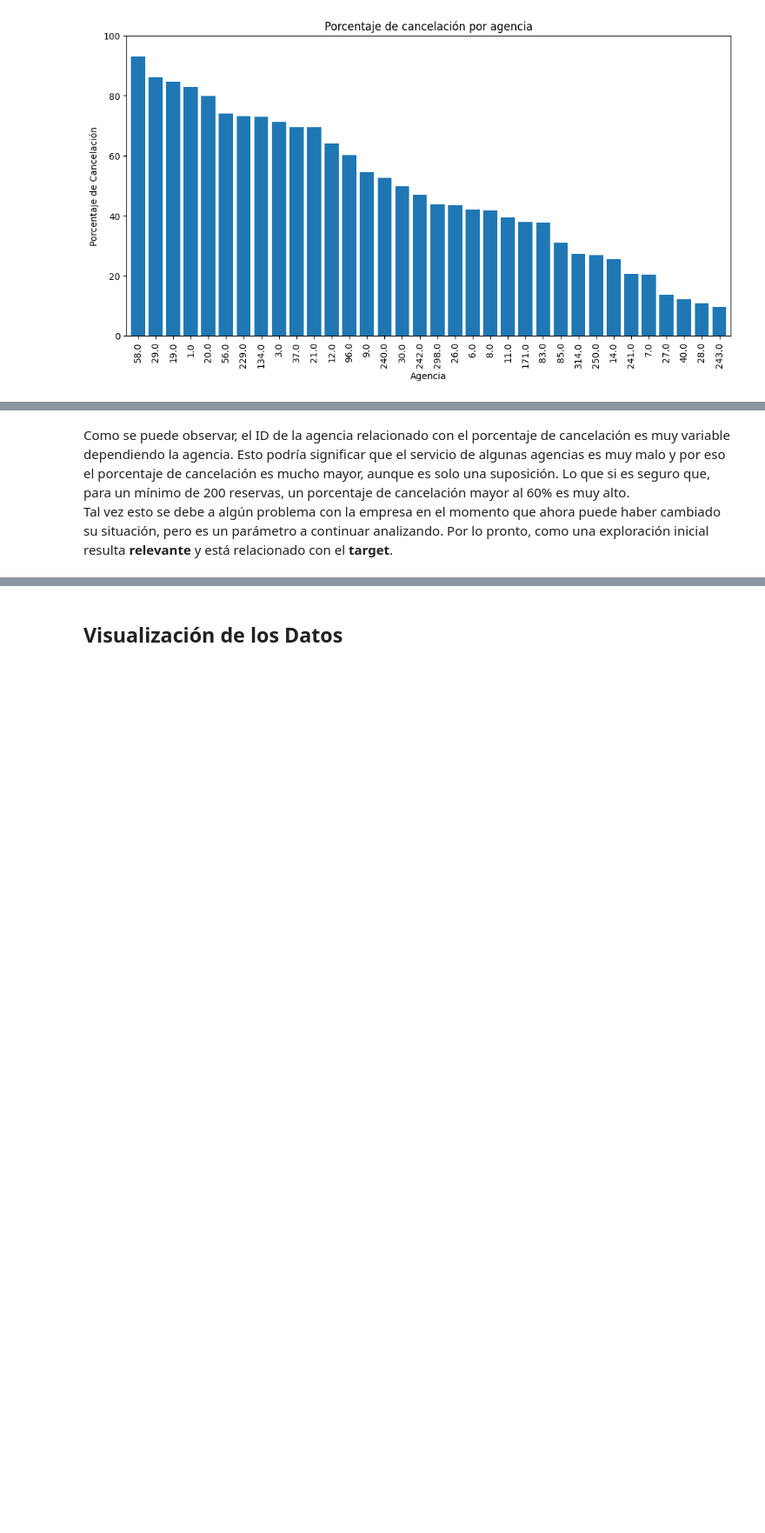
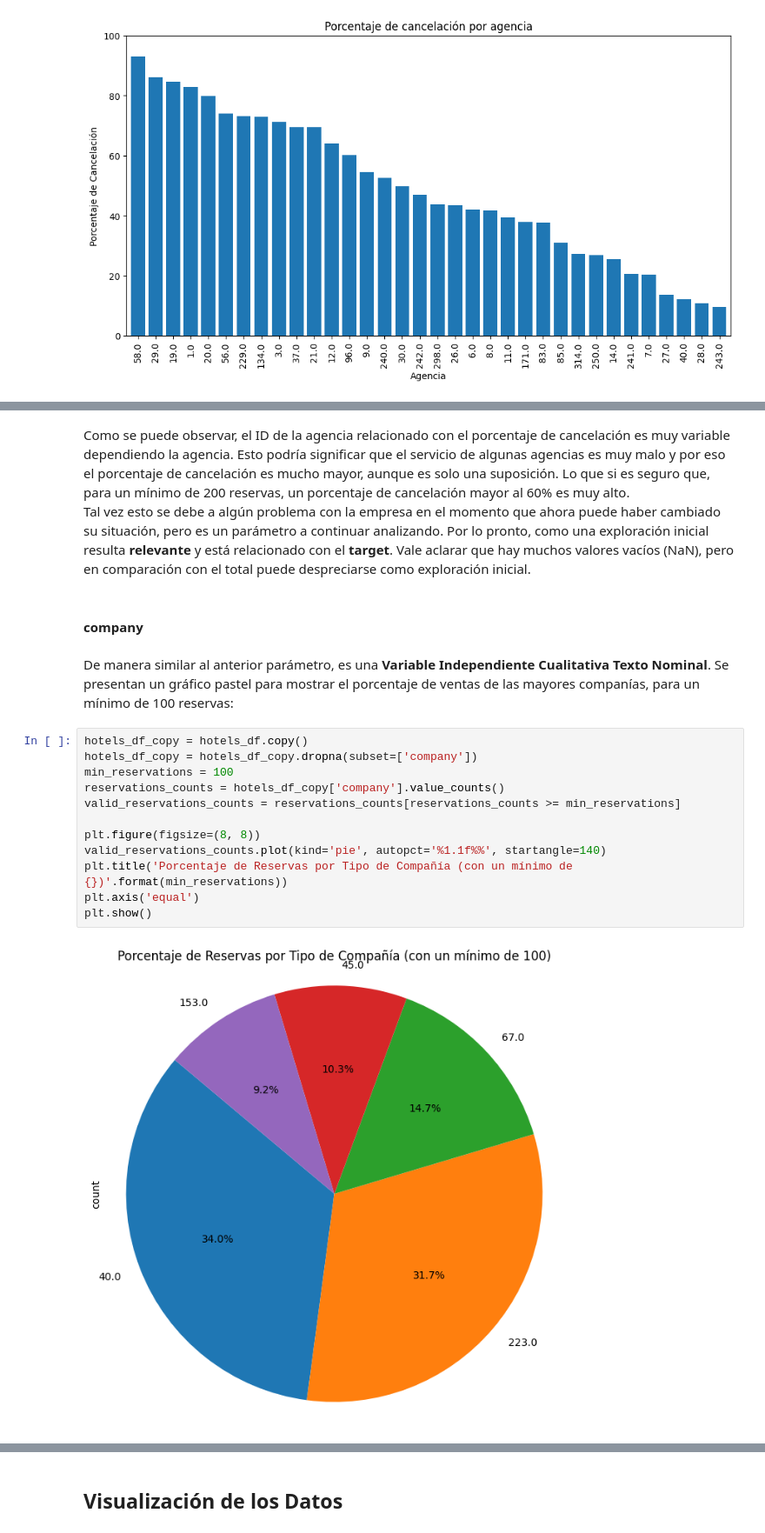
Before and after one commit to InspectorDave/OrgaDeDatos-TPs, a Jupyter notebook: 7506R_TP1_GRUPO11_CHP1_ENTREGA.ipynb, the cells around one changed output, grey strips where cells are left out. Shown at 87% size. Cells and saved outputs as stored; diff of their text form; blank space fills up the shorter version.

```diff
--- a/7506R_TP1_GRUPO11_CHP1_ENTREGA.ipynb
+++ b/7506R_TP1_GRUPO11_CHP1_ENTREGA.ipynb
@@ -1410,3 +1435,22 @@ plt.show()
 # %% [markdown]
 Como se puede observar, el ID de la agencia relacionado con el porcentaje de cancelación es muy variable dependiendo la agencia. Esto podría significar que el servicio de algunas agencias es muy malo y por eso el porcentaje de cancelación es mucho mayor, aunque es solo una suposición. Lo que si es seguro que, para un mínimo de 200 reservas, un porcentaje de cancelación mayor al 60% es muy alto.
 Tal vez esto se debe a algún problema con la empresa en el momento que ahora puede haber cambiado su situación, pero es un parámetro a continuar analizando. Por lo pronto, como una exploración inicial resulta **relevante** y está relacionado con el **target**.
+Vale aclarar que hay muchos valores vacíos (NaN), pero en comparación con el total puede despreciarse como exploración inicial.
+# %% [markdown]
+#### company
+# %% [markdown]
+De manera similar al anterior parámetro, es una **Variable Independiente Cualitativa Texto Nominal**. Se presentan un gráfico pastel para mostrar el porcentaje de ventas de las mayores companías, para un mínimo de 100 reservas:
+# %%
+hotels_df_copy = hotels_df.copy()
+hotels_df_copy = hotels_df_copy.dropna(subset=['company'])
+min_reservations = 100
+reservations_counts = hotels_df_copy['company'].value_counts()
+valid_reservations_counts = reservations_counts[reservations_counts >= min_reservations]
+
+plt.figure(figsize=(8, 8))
+valid_reservations_counts.plot(kind='pie', autopct='%1.1f%%', startangle=140)
+plt.title('Porcentaje de Reservas por Tipo de Compañía (con un mínimo de {})'.format(min_reservations))
+plt.axis('equal')
+plt.show()
+# %% [output]
+[figure, added]
```
Also changed, not shown: parts of 8 cells of this notebook.
